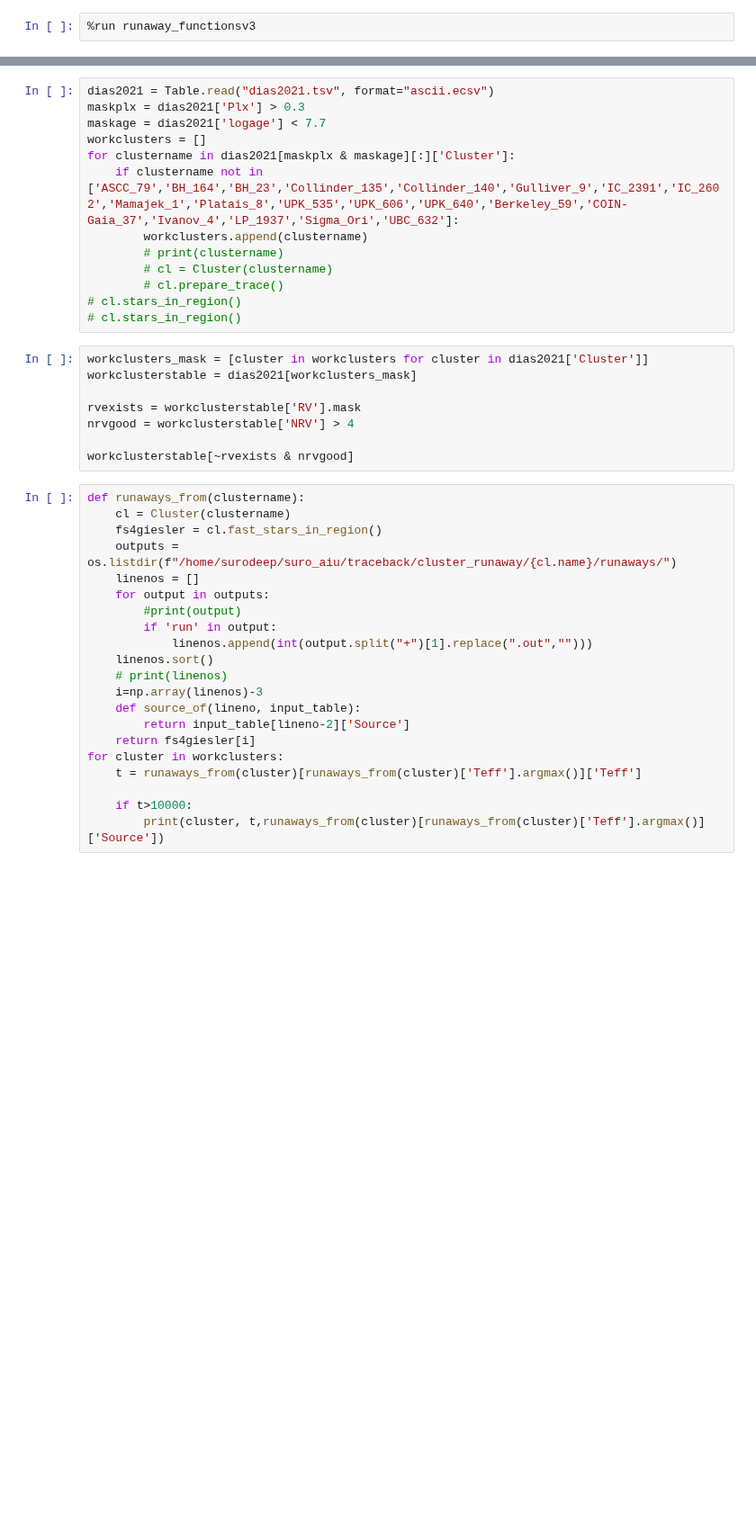
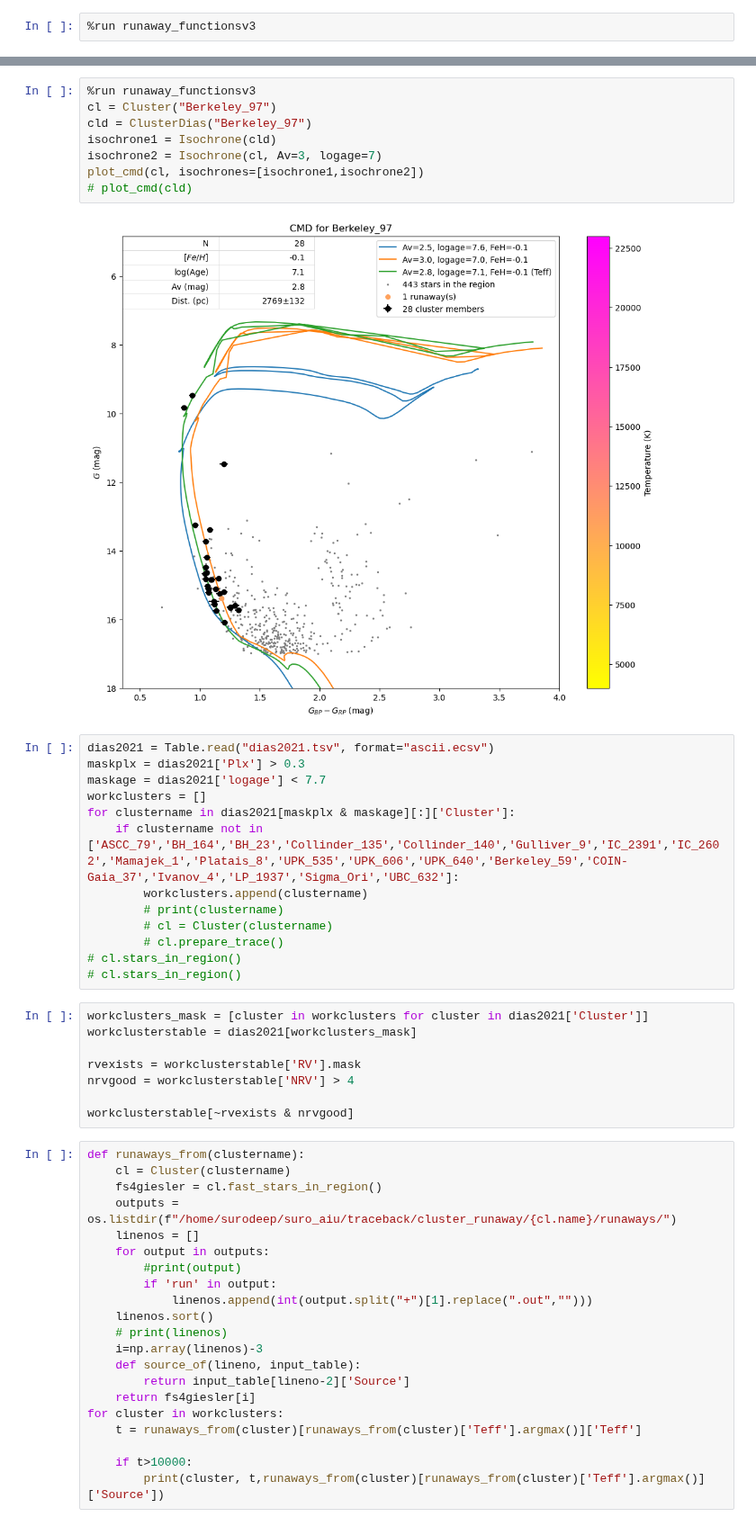
Before and after one commit to surodeep26/Runaway-Stars, a Jupyter notebook: v16.ipynb, the cells around one changed output, grey strips where cells are left out. Shown at 90% size. Saved outputs shown, nothing was run; the diff lists cells and outputs as text; blank space fills up the shorter version.

Commit message:
plot_cmd

```diff
--- a/v16.ipynb
+++ b/v16.ipynb
@@ -307,3 +3,13 @@ KeyError: 'FeH'
+# %%
+%run runaway_functionsv3
+cl = Cluster("Berkeley_97")
+cld = ClusterDias("Berkeley_97")
+isochrone1 = Isochrone(cld)
+isochrone2 = Isochrone(cl, Av=3, logage=7)
+plot_cmd(cl, isochrones=[isochrone1,isochrone2])
+# plot_cmd(cld)
+# %% [output]
+[figure, added]
 # %%
 dias2021 = Table.read("dias2021.tsv", format="ascii.ecsv")
 maskplx = dias2021['Plx'] > 0.3
```
Also changed, not shown: parts of 3 cells of this notebook, 9 other files.
